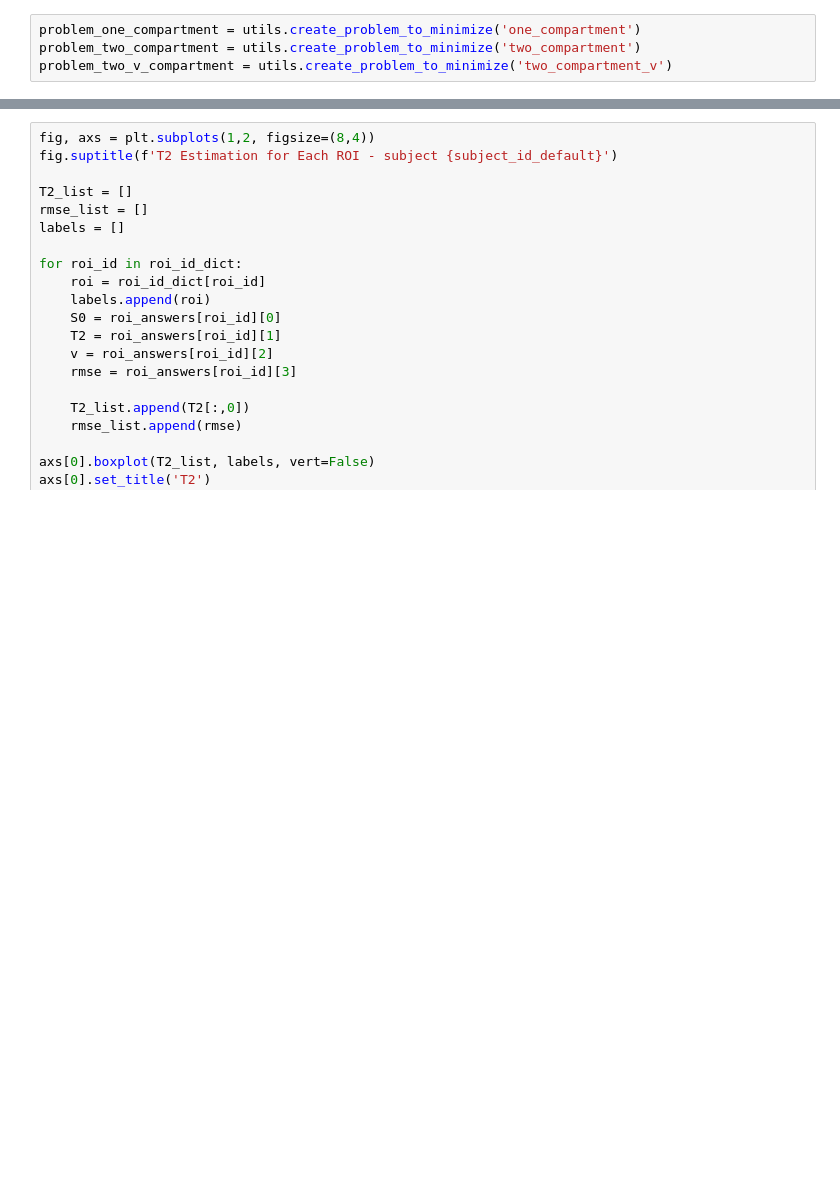
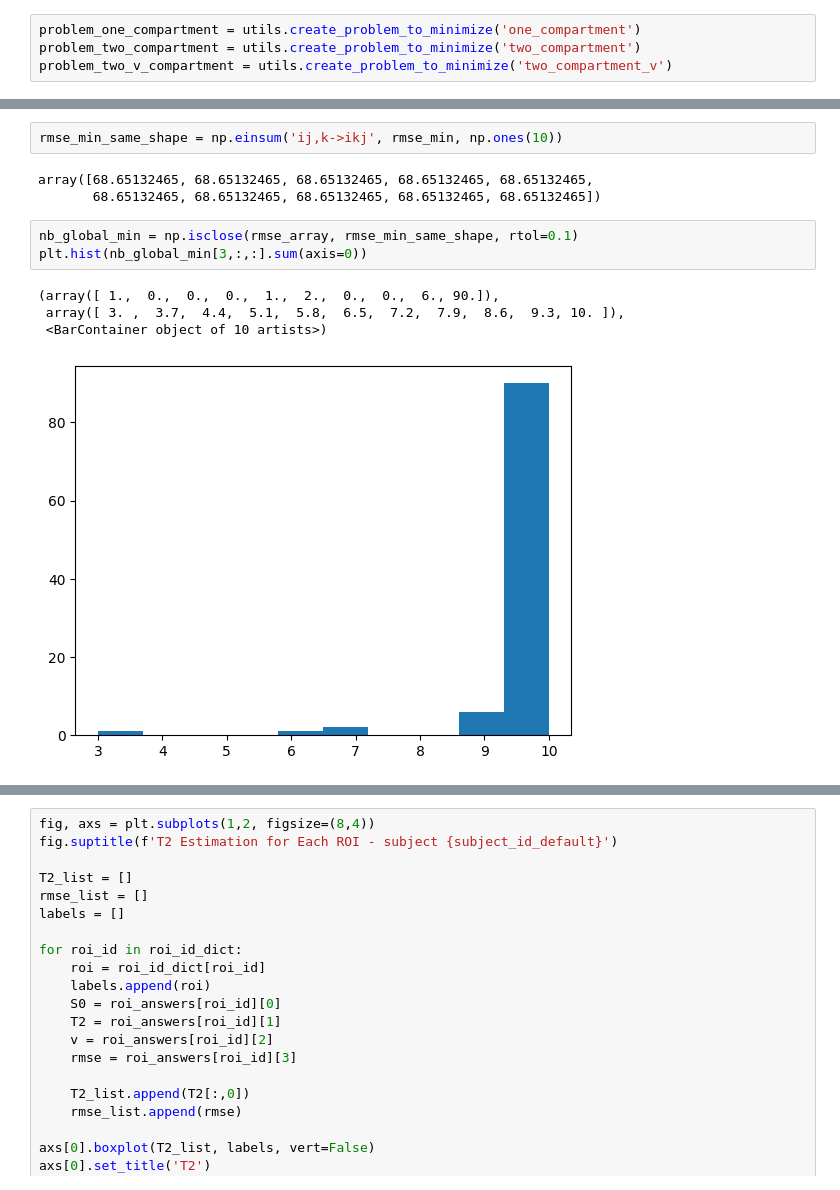
Before and after one commit to fclarke1/modelling-bio-imaging-comp0118, a Jupyter notebook: report/part_1_estimating_T2_roi.ipynb, the cells around one changed output, grey strips where cells are left out. Saved outputs shown, nothing was run; the diff lists cells and outputs as text; blank space fills up the shorter version.

```diff
--- a/report/part_1_estimating_T2_roi.ipynb
+++ b/report/part_1_estimating_T2_roi.ipynb
@@ -24,0 +173,13 @@ problem_two_v_compartment = utils.create_problem_to_minimize('two_compartment_v'
+# %%
+rmse_min_same_shape = np.einsum('ij,k->ikj', rmse_min, np.ones(10))
+# %% [output]
+array([68.65132465, 68.65132465, 68.65132465, 68.65132465, 68.65132465,
+       68.65132465, 68.65132465, 68.65132465, 68.65132465, 68.65132465])
+# %%
+nb_global_min = np.isclose(rmse_array, rmse_min_same_shape, rtol=0.1)
+plt.hist(nb_global_min[3,:,:].sum(axis=0))
+# %% [output]
+(array([ 1.,  0.,  0.,  0.,  1.,  2.,  0.,  0.,  6., 90.]),
+ array([ 3. ,  3.7,  4.4,  5.1,  5.8,  6.5,  7.2,  7.9,  8.6,  9.3, 10. ]),
+ <BarContainer object of 10 artists>)
+[figure, added]
```
Also changed, not shown: parts of 18 cells of this notebook, 4 other files.
